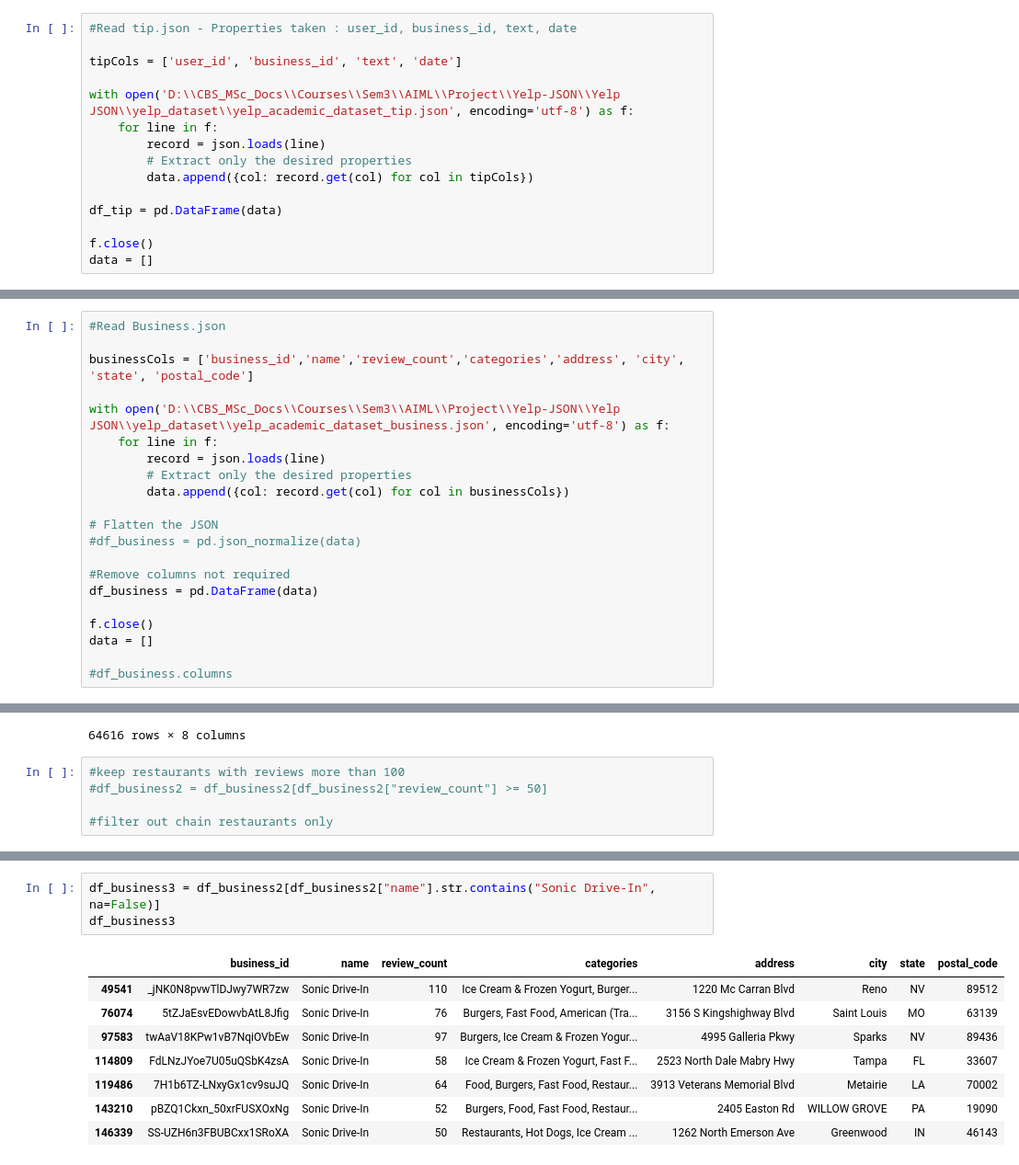
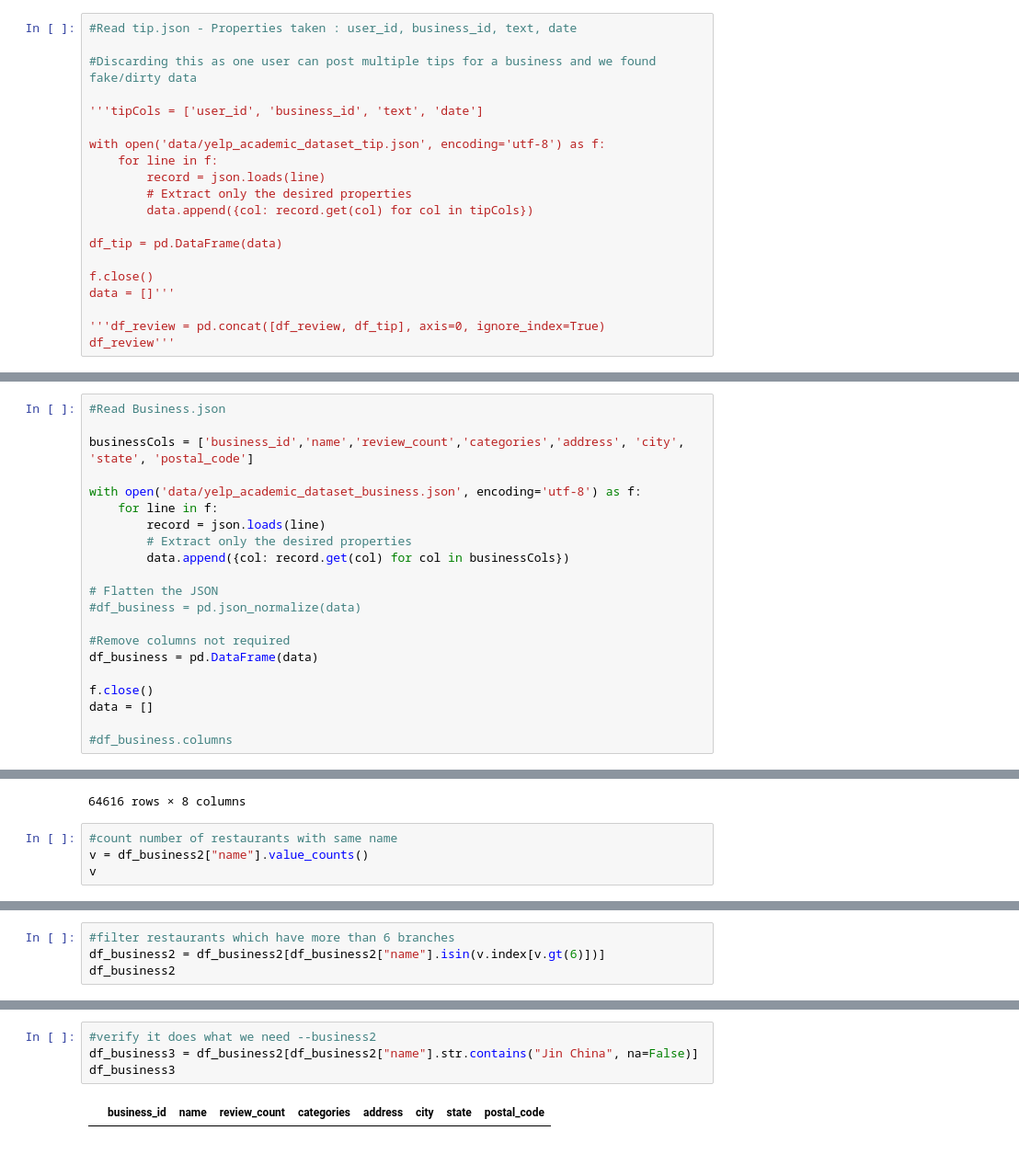
Before and after one commit to gunjii99/AIML_project, a Jupyter notebook: cleanData.ipynb, the cells around one changed output, grey strips where cells are left out. Shown: that part at 92% size. Saved outputs shown, nothing was run; the diff lists cells and outputs as text.

Commit message:
Updates to cleaning data

```diff
--- a/cleanData.ipynb
+++ b/cleanData.ipynb
@@ -22,9 +22,11 @@ data = []
 # %%
 #Read tip.json - Properties taken : user_id, business_id, text, date
 
-tipCols = ['user_id', 'business_id', 'text', 'date']
+#Discarding this as one user can post multiple tips for a business and we found fake/dirty data
 
-with open('D:\\CBS_MSc_Docs\\Courses\\Sem3\\AIML\\Project\\Yelp-JSON\\Yelp JSON\\yelp_dataset\\yelp_academic_dataset_tip.json', encoding='utf-8') as f:
+'''tipCols = ['user_id', 'business_id', 'text', 'date']
+
+with open('data/yelp_academic_dataset_tip.json', encoding='utf-8') as f:
     for line in f:
         record = json.loads(line)
         # Extract only the desired properties
@@ -33,4 +35,7 @@ with open('D:\\CBS_MSc_Docs\\Courses\\Sem3\\AIML\\Project\\Yelp-JSON\\Yelp JSON\
 df_tip = pd.DataFrame(data)
 
 f.close()
-data = []
+data = []'''
+
+'''df_review = pd.concat([df_review, df_tip], axis=0, ignore_index=True)
+df_review'''
@@ -80,7 +66,7 @@ Index(['business_id', 'name', 'review_count', 'categories',
 
 businessCols = ['business_id','name','review_count','categories','address', 'city', 'state', 'postal_code']
 
-with open('D:\\CBS_MSc_Docs\\Courses\\Sem3\\AIML\\Project\\Yelp-JSON\\Yelp JSON\\yelp_dataset\\yelp_academic_dataset_business.json', encoding='utf-8') as f:
+with open('data/yelp_academic_dataset_business.json', encoding='utf-8') as f:
     for line in f:
         record = json.loads(line)
         # Extract only the desired properties
@@ -131,7 +103,6 @@ df_business2
 | 150340 | hn9Toz3s-Ei3uZPt7esExA | West Side Kebab House | 18 | Middle Eastern, Restaurants | 2470 Guardian Road NW | Edmonton | AB | T5T 1K8 |
 64616 rows × 8 columns
 # %%
-#keep restaurants with reviews more than 100
-#df_business2 = df_business2[df_business2["review_count"] >= 50]
-
-#filter out chain restaurants only
+#count number of restaurants with same name
+v = df_business2["name"].value_counts()
+v
@@ -137,0 +123,4 @@ df_business2
+# %%
+#filter restaurants which have more than 6 branches
+df_business2 = df_business2[df_business2["name"].isin(v.index[v.gt(6)])]
+df_business2
@@ -138,15 +141,9 @@ df_business2
 # %%
-df_business3 = df_business2[df_business2["name"].str.contains("Sonic Drive-In", na=False)]
+#verify it does what we need --business2
+df_business3 = df_business2[df_business2["name"].str.contains("Jin China", na=False)]
 df_business3
 # %% [output]
 |  | business_id | name | review_count | categories | address | city | state | postal_code |
-| 49541 | _jNK0N8pvwTlDJwy7WR7zw | Sonic Drive-In | 110 | Ice Cream & Frozen Yogurt, Burger... | 1220 Mc Carran Blvd | Reno | NV | 89512 |
-| 76074 | 5tZJaEsvEDowvbAtL8Jfig | Sonic Drive-In | 76 | Burgers, Fast Food, American (Tra... | 3156 S Kingshighway Blvd | Saint Louis | MO | 63139 |
-| 97583 | twAaV18KPw1vB7NqiOVbEw | Sonic Drive-In | 97 | Burgers, Ice Cream & Frozen Yogur... | 4995 Galleria Pkwy | Sparks | NV | 89436 |
-| 114809 | FdLNzJYoe7U05uQSbK4zsA | Sonic Drive-In | 58 | Ice Cream & Frozen Yogurt, Fast F... | 2523 North Dale Mabry Hwy | Tampa | FL | 33607 |
-| 119486 | 7H1b6TZ-LNxyGx1cv9suJQ | Sonic Drive-In | 64 | Food, Burgers, Fast Food, Restaur... | 3913 Veterans Memorial Blvd | Metairie | LA | 70002 |
-| 143210 | pBZQ1Ckxn_50xrFUSXOxNg | Sonic Drive-In | 52 | Burgers, Food, Fast Food, Restaur... | 2405 Easton Rd | WILLOW GROVE | PA | 19090 |
-| 146339 | SS-UZH6n3FBUBCxx1SRoXA | Sonic Drive-In | 50 | Restaurants, Hot Dogs, Ice Cream ... | 1262 North Emerson Ave | Greenwood | IN | 46143 |
 # %%
 #Dataframe merge ---- mAIN DATASET!!!
 #Reviews X Business2df
```
Also changed, not shown: parts of 12 cells of this notebook.
